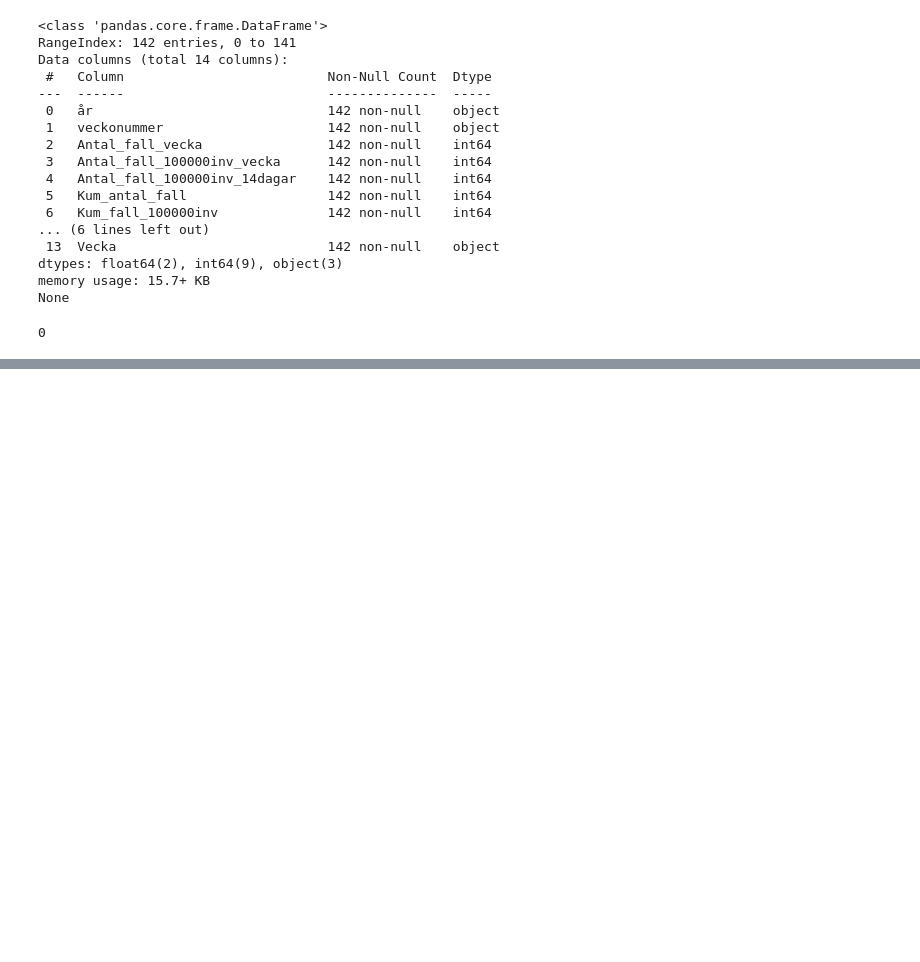
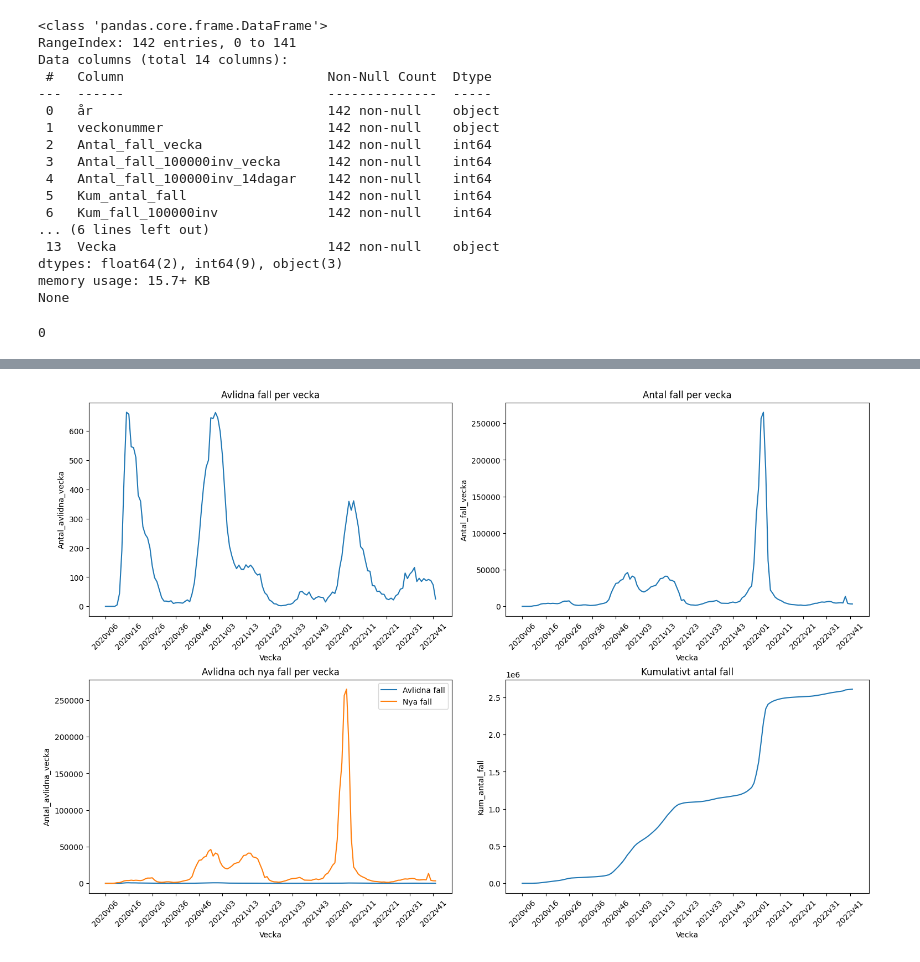
Before and after one commit to logisticuz/Databehandling-Viktor-Molina, a Jupyter notebook: Labb1/uppgifter/lab_databehandling.ipynb, the cells around one changed output, grey strips where cells are left out. Drawn from its saved outputs; the diff is of its cells as text; code cells hidden in the pictures; blank space fills up the shorter version.

Commit message:
Uppgift 3, Plots, Code updates,

```diff
--- a/Labb1/uppgifter/lab_databehandling.ipynb
+++ b/Labb1/uppgifter/lab_databehandling.ipynb
@@ -10,9 +10,11 @@ import pandas as pd
 import seaborn as sns
 import plotly.express as px
 import matplotlib.pyplot as plt
+import os
+from pathlib import Path
 
-covid_data_directory = 'C:\\Users\\vikto\\Documents\\GitHub\Databehandling-Viktor-Molina\\Lab\\filer\\Folkhalsomyndigheten_Covid19.xlsx'
-vaccin_data_directory = 'C:\\Users\\vikto\\Documents\\GitHub\Databehandling-Viktor-Molina\Lab\\filer\\Folkhalsomyndigheten_Covid19_Vaccine.xlsx'
+covid_data_directory = '../filer\\Folkhalsomyndigheten_Covid19.xlsx'
+vaccin_data_directory = '../filer\\Folkhalsomyndigheten_Covid19_Vaccine.xlsx'
 
 
 covid_data = pd.read_excel(covid_data_directory, sheet_name='Veckodata Riket')
@@ -233,0 +224,40 @@ plt.show()
+# %%
+def make_ticks(weeks, n):     # Funktion för att göra veckorna mer synliga för min 2x2 plot
+    return[week for i, week in enumerate(weeks) if i % n == 0]
+
+weeks = covid_data['Vecka'].unique()
+weeks_ticks = make_ticks(weeks, 10) # Gjorde att den visade veckorna var 10:e vecka
+# %%
+fig, axs = plt.subplots(2, 2, figsize=(15, 10), constrained_layout=True)
+
+
+# Uppgift 1c avlidna fall per vecka
+sns.lineplot(data=covid_data, x='Vecka', y='Antal_avlidna_vecka', ax=axs[0, 0])
+axs[0, 0].set_title('Avlidna fall per vecka')
+axs[0, 0].set_xticks(weeks_ticks)
+axs[0, 0].tick_params(axis='x', rotation=45)
+
+# Uppgift 1d - Nya fall per vecka
+sns.lineplot(data=covid_data, x='Vecka', y='Antal_fall_vecka', ax=axs[0, 1])
+axs[0, 1].set_title('Antal fall per vecka')
+axs[0, 1].set_xticks(weeks_ticks)
+axs[0, 1].tick_params(axis='x', rotation=45)
+
+# Uppgift 1e - Avlidna och nya fall per vecka (kombinationsgraf)
+sns.lineplot(data=covid_data, x='Vecka', y='Antal_avlidna_vecka', label='Avlidna fall', ax=axs[1, 0])
+sns.lineplot(data=covid_data, x='Vecka', y='Antal_fall_vecka', label='Nya fall', ax=axs[1, 0])
+axs[1, 0].set_title('Avlidna och nya fall per vecka')
+axs[1, 0].set_xticks(weeks_ticks)
+axs[1, 0].tick_params(axis='x', rotation=45)
+axs[1, 0].legend()
+
+# Uppgift 1f - Kumulativt antal fall
+sns.lineplot(data=covid_data, x='Vecka', y='Kum_antal_fall', ax=axs[1, 1])
+axs[1, 1].set_title('Kumulativt antal fall')
+axs[1, 1].set_xticks(weeks_ticks)
+axs[1, 1].tick_params(axis='x', rotation=45)
+
+plt.savefig('../visualiseringar/covid_subplots.png', facecolor='white', bbox_inches='tight')
+plt.show()
+# %% [output]
+[figure, added]
```
Also changed, not shown: parts of 17 cells of this notebook, 15 other files.
